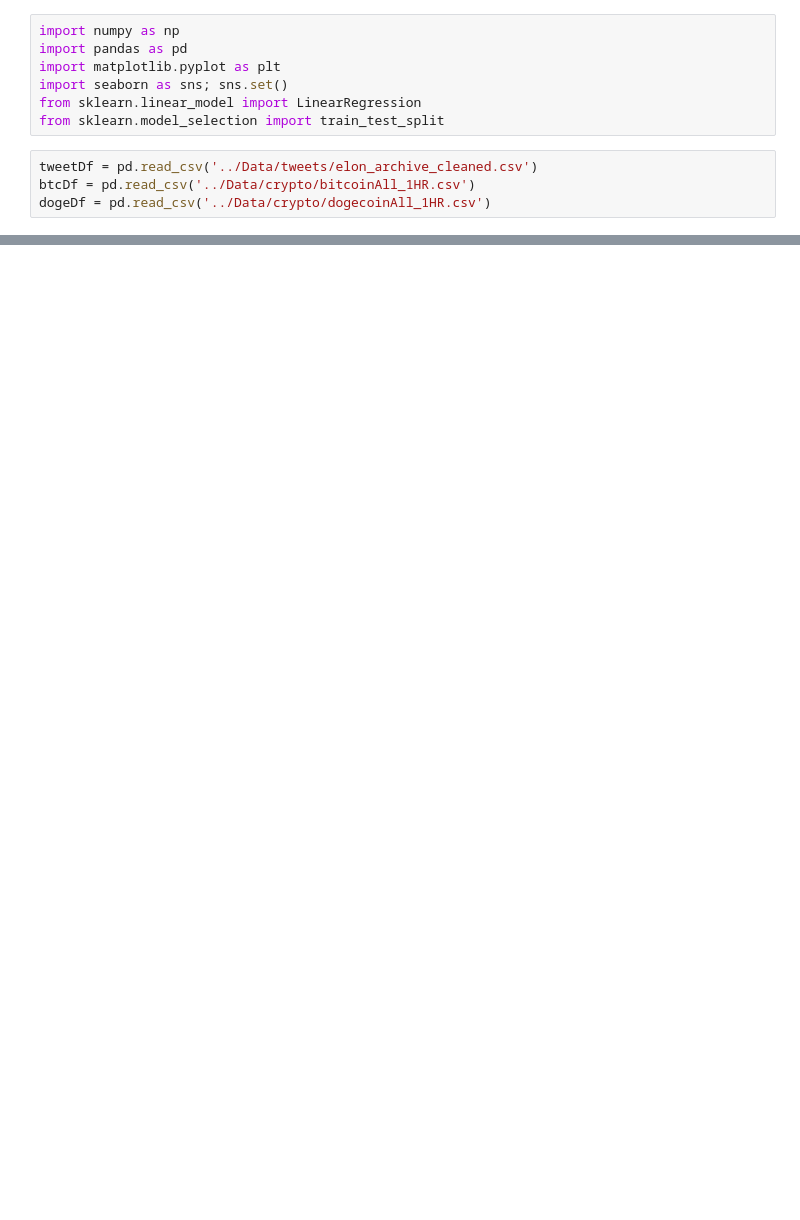
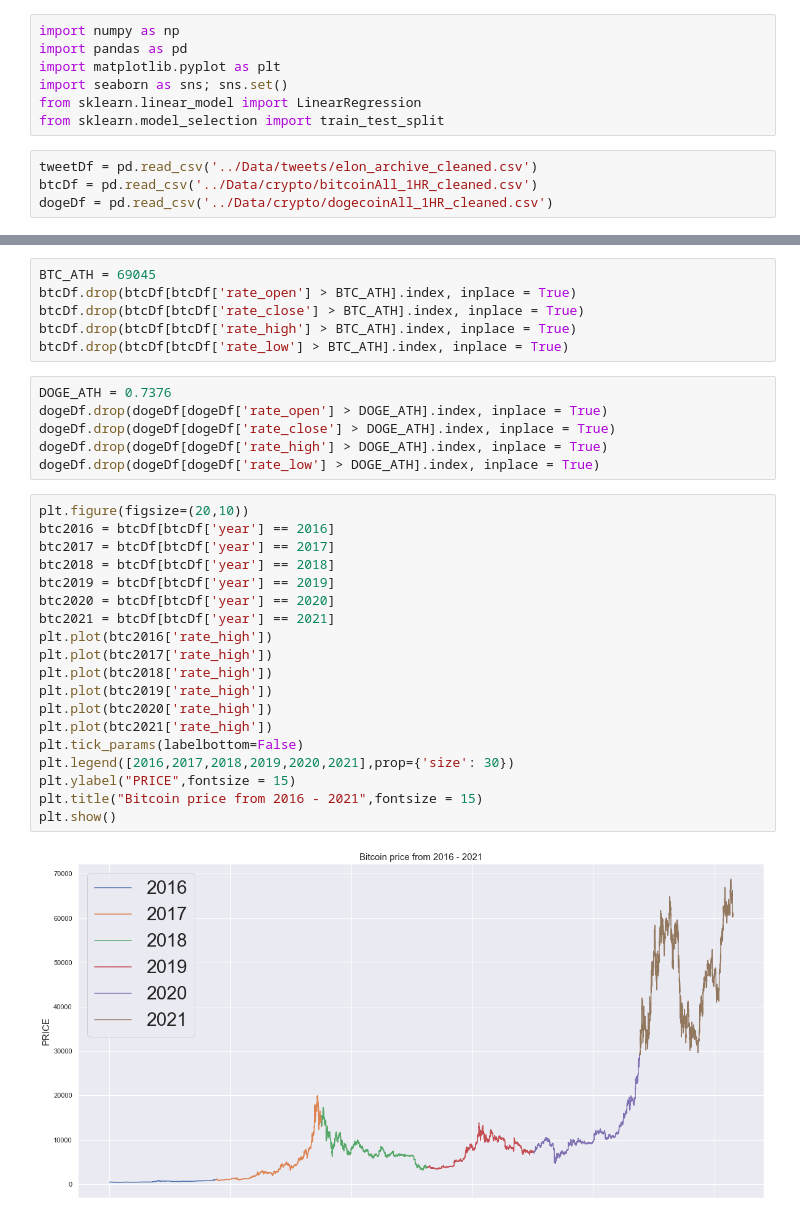
Before and after one commit to GageGoodwin/The-Impact-of-Twitter-on-Cryptocurrency, a Jupyter notebook: models/Crypto_and_Tweet_Models.ipynb, the cells around one changed output, grey strips where cells are left out. Cells and saved outputs as stored; diff of their text form; blank space fills up the shorter version.

Commit message:
updated model data so kris could use it

```diff
--- a/models/Crypto_and_Tweet_Models.ipynb
+++ b/models/Crypto_and_Tweet_Models.ipynb
@@ -7,5 +17,5 @@ from sklearn.linear_model import LinearRegression
 from sklearn.model_selection import train_test_split
 # %%
 tweetDf = pd.read_csv('../Data/tweets/elon_archive_cleaned.csv')
-btcDf = pd.read_csv('../Data/crypto/bitcoinAll_1HR.csv')
-dogeDf = pd.read_csv('../Data/crypto/dogecoinAll_1HR.csv')
+btcDf = pd.read_csv('../Data/crypto/bitcoinAll_1HR_cleaned.csv')
+dogeDf = pd.read_csv('../Data/crypto/dogecoinAll_1HR_cleaned.csv')
@@ -27,0 +22,33 @@ btcDf
+# %%
+BTC_ATH = 69045
+btcDf.drop(btcDf[btcDf['rate_open'] > BTC_ATH].index, inplace = True)
+btcDf.drop(btcDf[btcDf['rate_close'] > BTC_ATH].index, inplace = True)
+btcDf.drop(btcDf[btcDf['rate_high'] > BTC_ATH].index, inplace = True)
+btcDf.drop(btcDf[btcDf['rate_low'] > BTC_ATH].index, inplace = True)
+# %%
+DOGE_ATH = 0.7376
+dogeDf.drop(dogeDf[dogeDf['rate_open'] > DOGE_ATH].index, inplace = True)
+dogeDf.drop(dogeDf[dogeDf['rate_close'] > DOGE_ATH].index, inplace = True)
+dogeDf.drop(dogeDf[dogeDf['rate_high'] > DOGE_ATH].index, inplace = True)
+dogeDf.drop(dogeDf[dogeDf['rate_low'] > DOGE_ATH].index, inplace = True)
+# %%
+plt.figure(figsize=(20,10))
+btc2016 = btcDf[btcDf['year'] == 2016]
+btc2017 = btcDf[btcDf['year'] == 2017]
+btc2018 = btcDf[btcDf['year'] == 2018]
+btc2019 = btcDf[btcDf['year'] == 2019]
+btc2020 = btcDf[btcDf['year'] == 2020]
+btc2021 = btcDf[btcDf['year'] == 2021]
+plt.plot(btc2016['rate_high'])
+plt.plot(btc2017['rate_high'])
+plt.plot(btc2018['rate_high'])
+plt.plot(btc2019['rate_high'])
+plt.plot(btc2020['rate_high'])
+plt.plot(btc2021['rate_high'])
+plt.tick_params(labelbottom=False)
+plt.legend([2016,2017,2018,2019,2020,2021],prop={'size': 30})
+plt.ylabel("PRICE",fontsize = 15)
+plt.title("Bitcoin price from 2016 - 2021",fontsize = 15)
+plt.show()
+# %% [output]
+[figure, added]
```
Also changed, not shown: parts of 3 cells of this notebook.
